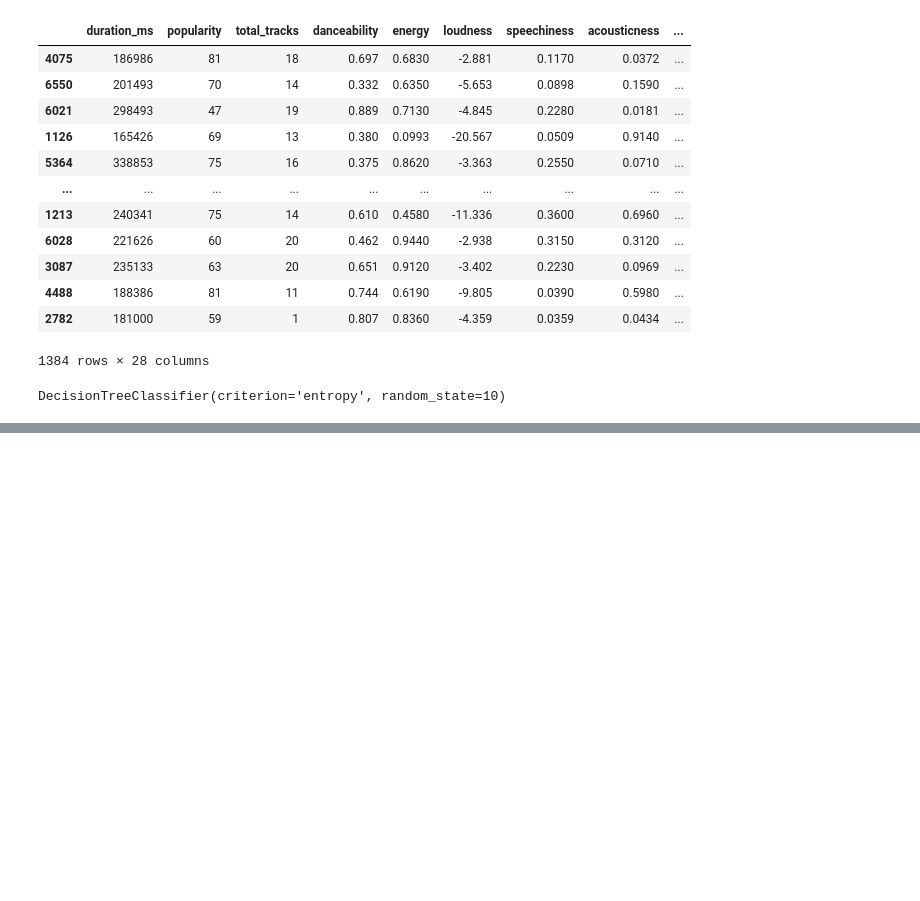
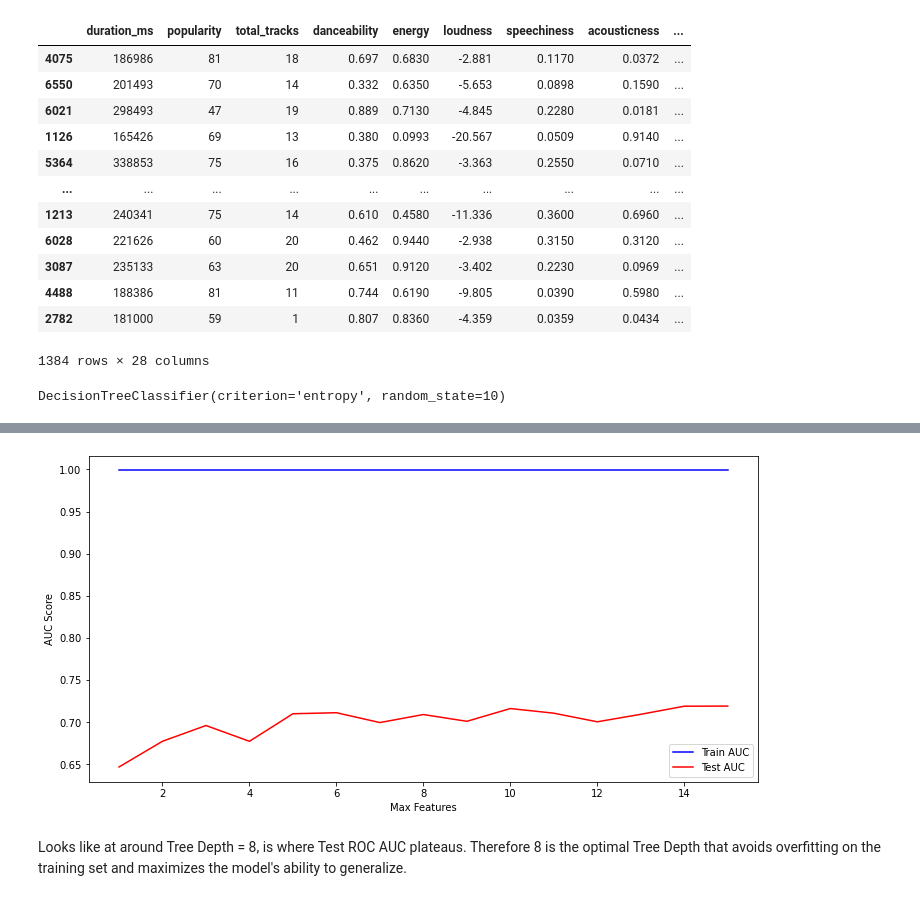
Before and after one commit to mitchellren123/Spotify-Genre-Classification, a Jupyter notebook: Spotify_Genre_Classification.ipynb, the cells around one changed output, grey strips where cells are left out. Drawn from its saved outputs; the diff is of its cells as text; code cells hidden in the pictures; blank space fills up the shorter version.

Commit message:
Model Tuning

```diff
--- a/Spotify_Genre_Classification.ipynb
+++ b/Spotify_Genre_Classification.ipynb
@@ -208,2 +389,30 @@ ValueError: multiclass format is not supported
+# %%
+max_features = list(range(1, X_train.shape[1]))
+
+train_results = []
+test_results = []
+
+for max_feature in max_features:
+    DTC = DecisionTreeClassifier(criterion = 'entropy', max_features = max_feature, random_state = 1)
+    DTC.fit(X_train_OHE, y_train_2)
+    y_pred_train_proba = DTC.predict_proba(X_train_OHE)
+    roc_auc = roc_auc_score(y_train_2, y_pred_train_proba, multi_class = 'ovr')
+    train_results.append(roc_auc)
+
+    y_pred_test_proba = DTC.predict_proba(X_test_OHE)
+    roc_auc = roc_auc_score(y_test_2, y_pred_test_proba, multi_class = 'ovr')
+    test_results.append(roc_auc)
+
+plt.figure(figsize=(12,6))
+plt.plot(max_features, train_results, 'b', label='Train AUC')
+plt.plot(max_features, test_results, 'r', label='Test AUC')
+plt.ylabel('AUC Score')
+plt.xlabel('Max Features')
+plt.legend()
+plt.show()
+# %% [output]
+[figure, added]
+# %% [markdown]
+Looks like at around Tree Depth = 8,  is where Test ROC AUC plateaus. Therefore 8 is the optimal Tree Depth that avoids overfitting on the training set and maximizes the model's ability to generalize.
 # %%
 ## Model V2 - Random Forest
```
Also changed, not shown: parts of 20 cells of this notebook.
